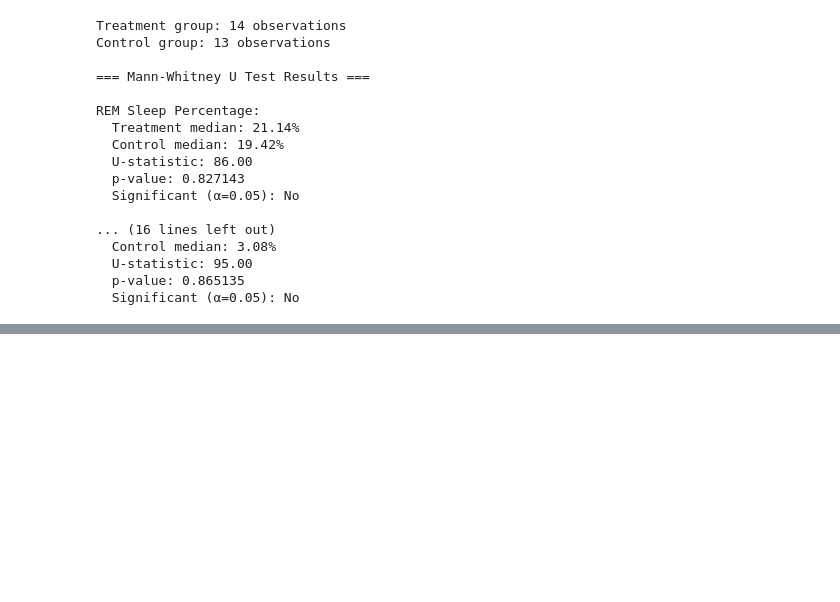
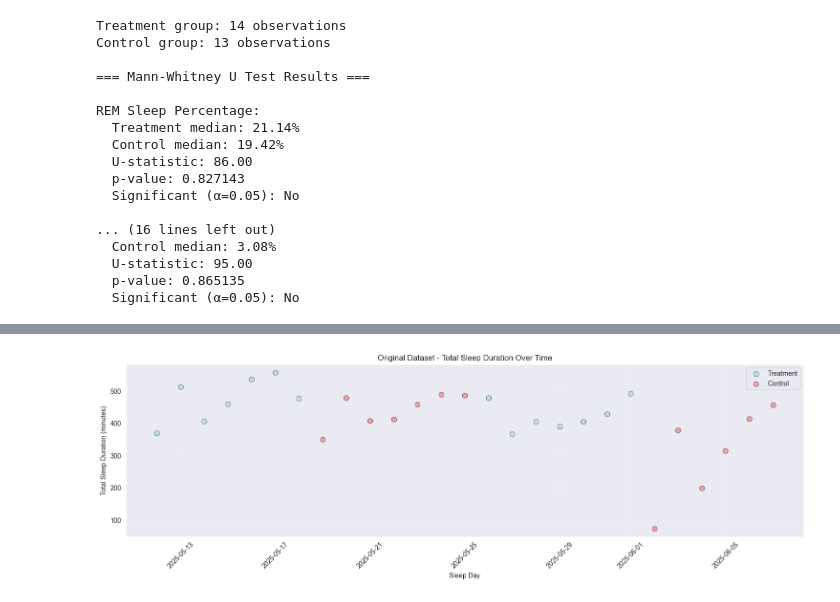
Before and after one commit to cezary17/nof1-analysis-py, a Jupyter notebook: analysis/analyze_data.ipynb, the cells around one changed output, grey strips where cells are left out. Drawn from its saved outputs; the diff is of its cells as text; code cells hidden in the pictures; blank space fills up the shorter version.

Commit message:
working on scatter plots

```diff
--- a/analysis/analyze_data.ipynb
+++ b/analysis/analyze_data.ipynb
@@ -632 +572,93 @@ print(combined_typst_table)
 )
+# %%
+# Create scatter plots showing total sleep duration over time for treatment and control groups
+
+# Original dataset plot
+fig1, ax1 = plt.subplots(1, 1, figsize=(15, 5))
+
+treatment_dates = treatment_data["sleep_day"].to_numpy()
+treatment_sleep_duration = treatment_data["total_sleep_duration_mins"].to_numpy()
+control_dates = control_data["sleep_day"].to_numpy()
+control_sleep_duration = control_data["total_sleep_duration_mins"].to_numpy()
+
+ax1.scatter(treatment_dates, treatment_sleep_duration, color='lightblue', alpha=0.7, s=60, label='Treatment', edgecolors='black', linewidth=0.5)
+ax1.scatter(control_dates, control_sleep_duration, color='lightcoral', alpha=0.7, s=60, label='Control', edgecolors='black', linewidth=0.5)
+ax1.set_xlabel('Sleep Day')
+ax1.set_ylabel('Total Sleep Duration (minutes)')
+ax1.set_title('Original Dataset - Total Sleep Duration Over Time')
+ax1.legend()
+ax1.grid(True, alpha=0.3)
+ax1.tick_params(axis='x', rotation=45)
+
+plt.tight_layout()
+plt.show()
+
+# Modified dataset with broken x-axis
+# Separate the data into main experiment and extension
+june_8_2025 = pl.date(2025, 6, 8)
+main_treatment = modified_treatment_data.filter(pl.col("sleep_day") < june_8_2025)
+main_control = modified_control_data.filter(pl.col("sleep_day") < june_8_2025)
+extension_treatment = modified_treatment_data.filter(pl.col("sleep_day") >= june_8_2025)
+extension_control = modified_control_data.filter(pl.col("sleep_day") >= june_8_2025)
+
+# Create broken axis subplots
+fig2, (ax2, ax3) = plt.subplots(1, 2, sharey=True, facecolor='w', figsize=(15, 5))
+
+# Plot main experiment data on left axis
+main_treatment_dates = main_treatment["sleep_day"].to_numpy()
+main_treatment_duration = main_treatment["total_sleep_duration_mins"].to_numpy()
+main_control_dates = main_control["sleep_day"].to_numpy()
+main_control_duration = main_control["total_sleep_duration_mins"].to_numpy()
+
+ax2.scatter(main_treatment_dates, main_treatment_duration, color='lightblue', alpha=0.7, s=60, label='Treatment', edgecolors='black', linewidth=0.5)
+ax2.scatter(main_control_dates, main_control_duration, color='lightcoral', alpha=0.7, s=60, label='Control', edgecolors='black', linewidth=0.5)
+
+# Plot extension experiment data on right axis
+extension_treatment_dates = extension_treatment["sleep_day"].to_numpy()
+extension_treatment_duration = extension_treatment["total_sleep_duration_mins"].to_numpy()
+extension_control_dates = extension_control["sleep_day"].to_numpy()
+extension_control_duration = extension_control["total_sleep_duration_mins"].to_numpy()
+
+ax3.scatter(extension_treatment_dates, extension_treatment_duration, color='lightblue', alpha=0.7, s=60, label='Treatment', edgecolors='black', linewidth=0.5)
+ax3.scatter(extension_control_dates, extension_control_duration, color='lightcoral', alpha=0.7, s=60, label='Control', edgecolors='black', linewidth=0.5)
+
+# Set axis limits to create the break
+if len(main_treatment_dates) > 0:
+    ax2.set_xlim(main_treatment_dates.min() - np.timedelta64(1, 'D'), main_treatment_dates.max() + np.timedelta64(1, 'D'))
+if len(extension_treatment_dates) > 0:
+    ax3.set_xlim(extension_treatment_dates.min() - np.timedelta64(1, 'D'), extension_treatment_dates.max() + np.timedelta64(1, 'D'))
+
+# Hide the spines between ax2 and ax3
+ax2.spines['right'].set_visible(False)
+ax3.spines['left'].set_visible(False)
+ax2.yaxis.tick_left()
+ax2.tick_params(labelright=False)
+ax3.yaxis.tick_right()
+ax3.tick_params(labelleft=False)
+
+# Add triple dots to indicate the break
+y_center = (ax2.get_ylim()[0] + ax2.get_ylim()[1]) / 2
+x_center = 0.5
+
+# Add dots at the center of each axis edge
+ax2.text(0.98, 0.5, '...', transform=ax2.transAxes, fontsize=20, ha='center', va='center')
+ax3.text(0.02, 0.5, '...', transform=ax3.transAxes, fontsize=20, ha='center', va='center')
+
+# Set labels and titles
+ax2.set_xlabel('Sleep Day (Main Experiment)')
+ax2.set_ylabel('Total Sleep Duration (minutes)')
+ax3.set_xlabel('Sleep Day (Extension)')
+ax3.legend(loc='upper right')
+ax2.grid(True, alpha=0.3)
+ax3.grid(True, alpha=0.3)
+ax2.tick_params(axis='x', rotation=45)
+ax3.tick_params(axis='x', rotation=45)
+
+# Set overall title
+fig2.suptitle('Modified Dataset - Total Sleep Duration Over Time\n(With Break Between Main and Extension Experiments)', y=1.02)
+
+plt.tight_layout()
+plt.savefig("../figures/sleep_time/sleep_duration_scatter_plots.png", dpi=300, bbox_inches='tight')
+plt.show()
+# %% [output]
+[figure, new version]
```
Also changed, not shown: parts of 5 cells of this notebook, 4 other files.
